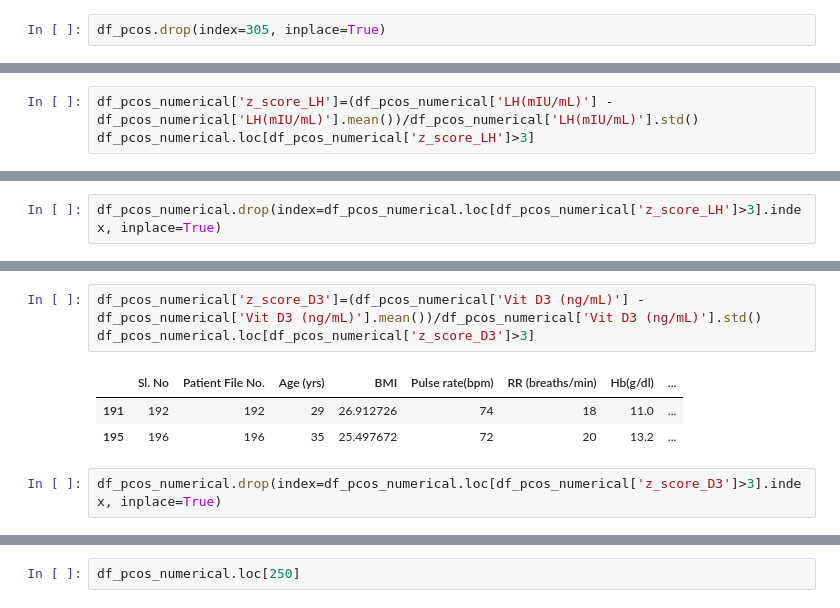
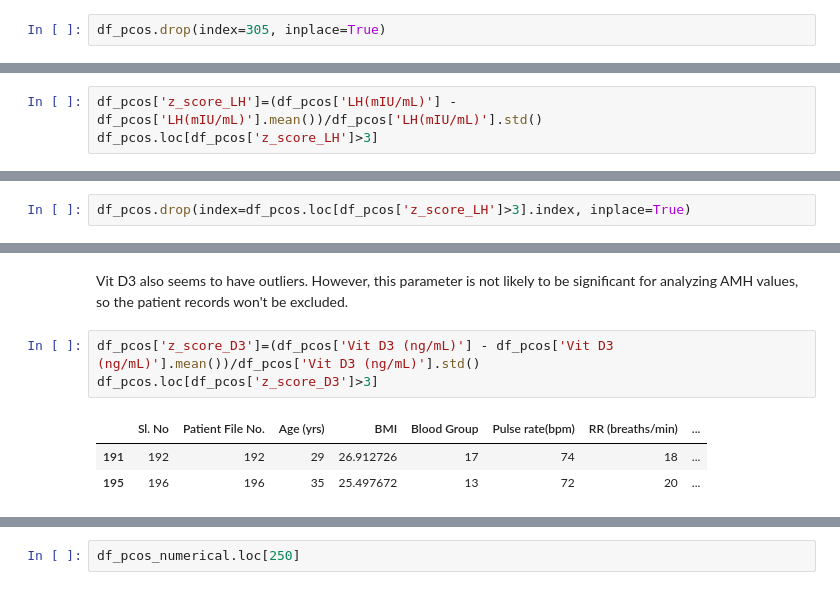
Before and after one commit to tina-m-dev/pcos, a Jupyter notebook: Outliers.ipynb, the cells around one changed output, grey strips where cells are left out. Saved outputs shown, nothing was run; the diff lists cells and outputs as text.

```diff
--- a/Outliers.ipynb
+++ b/Outliers.ipynb
@@ -158,4 +120,4 @@ df_pcos_numerical.sort_values(by=['LH(mIU/mL)'], ascending=False)
 # %%
-df_pcos_numerical['z_score_LH']=(df_pcos_numerical['LH(mIU/mL)'] - df_pcos_numerical['LH(mIU/mL)'].mean())/df_pcos_numerical['LH(mIU/mL)'].std()
-df_pcos_numerical.loc[df_pcos_numerical['z_score_LH']>3]
+df_pcos['z_score_LH']=(df_pcos['LH(mIU/mL)'] - df_pcos['LH(mIU/mL)'].mean())/df_pcos['LH(mIU/mL)'].std()
+df_pcos.loc[df_pcos['z_score_LH']>3]
 # %% [output]
@@ -164,2 +126,2 @@ df_pcos_numerical.loc[df_pcos_numerical['z_score_LH']>3]
 # %%
-df_pcos_numerical.drop(index=df_pcos_numerical.loc[df_pcos_numerical['z_score_LH']>3].index, inplace=True)
+df_pcos.drop(index=df_pcos.loc[df_pcos['z_score_LH']>3].index, inplace=True)
@@ -182,9 +128,9 @@ df_pcos_numerical
+# %% [markdown]
+Vit D3 also seems to have outliers. However, this parameter is not likely to be significant for analyzing AMH values, so the patient records won't be excluded.
 # %%
-df_pcos_numerical['z_score_D3']=(df_pcos_numerical['Vit D3 (ng/mL)'] - df_pcos_numerical['Vit D3 (ng/mL)'].mean())/df_pcos_numerical['Vit D3 (ng/mL)'].std()
-df_pcos_numerical.loc[df_pcos_numerical['z_score_D3']>3]
+df_pcos['z_score_D3']=(df_pcos['Vit D3 (ng/mL)'] - df_pcos['Vit D3 (ng/mL)'].mean())/df_pcos['Vit D3 (ng/mL)'].std()
+df_pcos.loc[df_pcos['z_score_D3']>3]
 # %% [output]
-|  | Sl. No | Patient File No. | Age (yrs) | BMI | Pulse rate(bpm) | RR (breaths/min) | Hb(g/dl) | ... |
-| 191 | 192 | 192 | 29 | 26.912726 | 74 | 18 | 11.0 | ... |
-| 195 | 196 | 196 | 35 | 25.497672 | 72 | 20 | 13.2 | ... |
+|  | Sl. No | Patient File No. | Age (yrs) | BMI | Blood Group | Pulse rate(bpm) | RR (breaths/min) | ... |
+| 191 | 192 | 192 | 29 | 26.912726 | 17 | 74 | 18 | ... |
+| 195 | 196 | 196 | 35 | 25.497672 | 13 | 72 | 20 | ... |
-# %%
-df_pcos_numerical.drop(index=df_pcos_numerical.loc[df_pcos_numerical['z_score_D3']>3].index, inplace=True)
```
Also changed, not shown: parts of 33 cells of this notebook.
